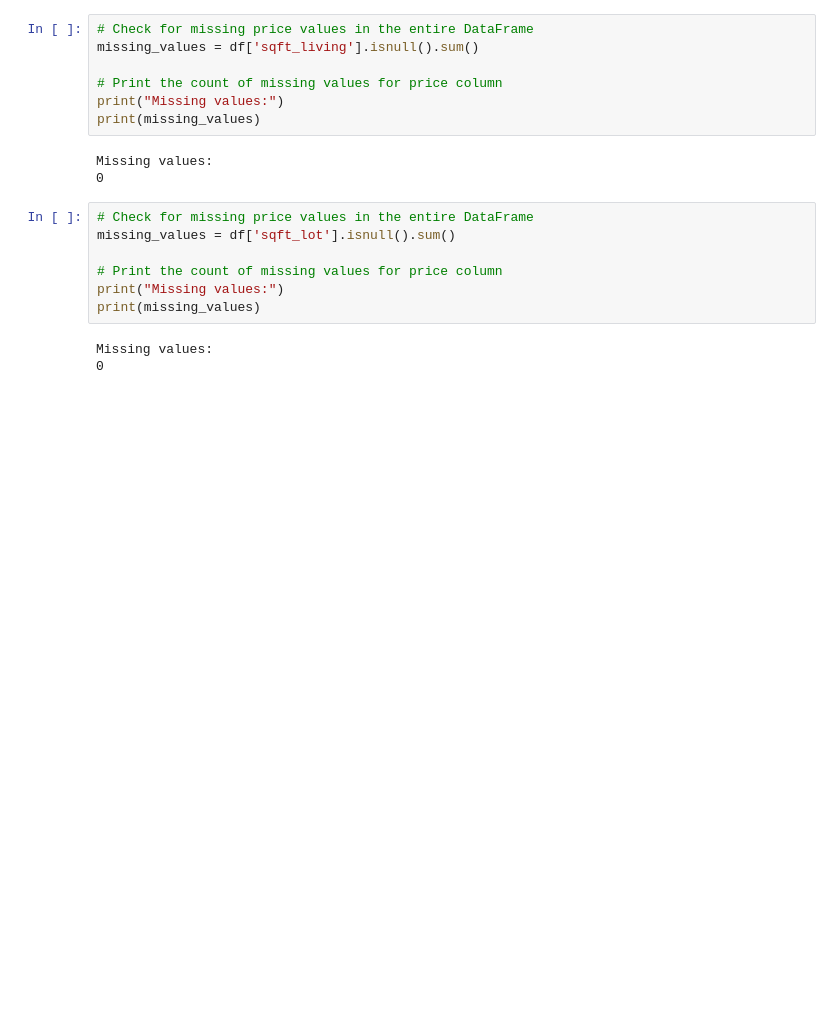
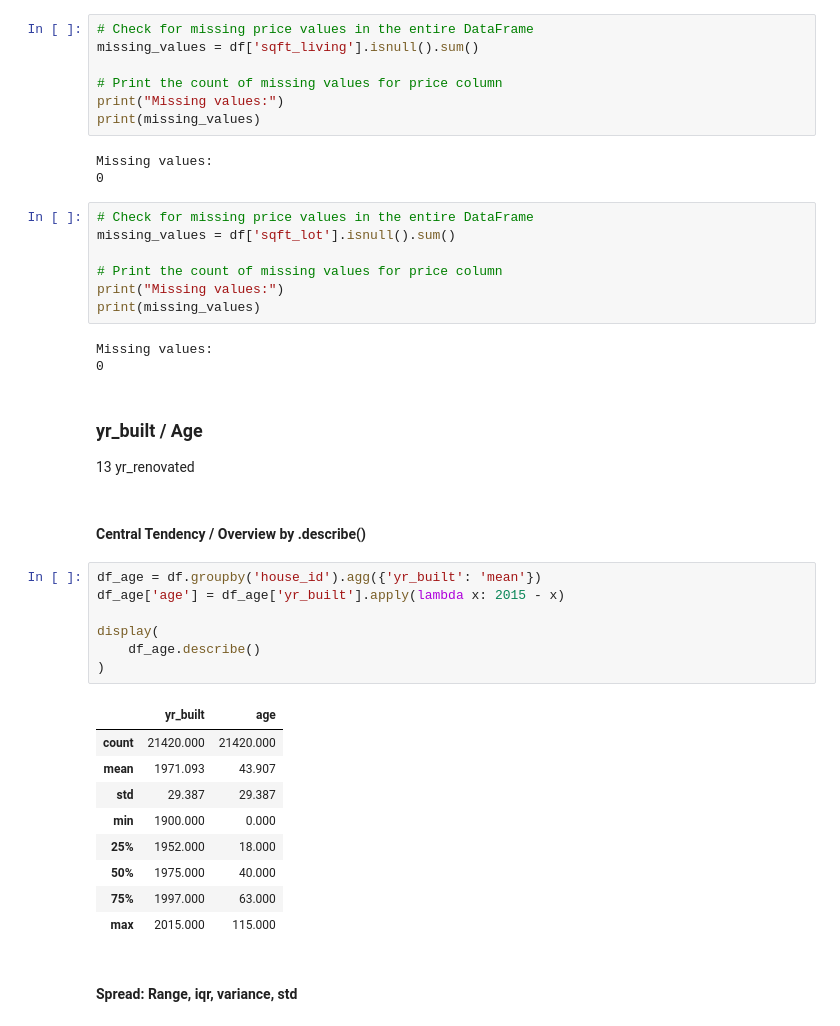
Before and after one commit to StefanK2ff/nf-eda-project, a Jupyter notebook: 1_Basic_Analysis.ipynb, the cells around one changed output. Cells and saved outputs as stored; diff of their text form; blank space fills up the shorter version.

```diff
--- a/1_Basic_Analysis.ipynb
+++ b/1_Basic_Analysis.ipynb
@@ -451,3 +432,27 @@ print(missing_values)
 # %% [output]
 Missing values:
 0
+# %% [markdown]
+### yr_built / Age
+ 13  yr_renovated
+# %% [markdown]
+#### Central Tendency / Overview by .describe()
+# %%
+df_age = df.groupby('house_id').agg({'yr_built': 'mean'})
+df_age['age'] = df_age['yr_built'].apply(lambda x: 2015 - x)
+
+display(
+    df_age.describe()
+)
+# %% [output]
+|  | yr_built | age |
+| count | 21420.000 | 21420.000 |
+| mean | 1971.093 | 43.907 |
+| std | 29.387 | 29.387 |
+| min | 1900.000 | 0.000 |
+| 25% | 1952.000 | 18.000 |
+| 50% | 1975.000 | 40.000 |
+| 75% | 1997.000 | 63.000 |
+| max | 2015.000 | 115.000 |
+# %% [markdown]
+#### Spread: Range, iqr, variance, std
```
Also changed, not shown: parts of 22 cells of this notebook.
